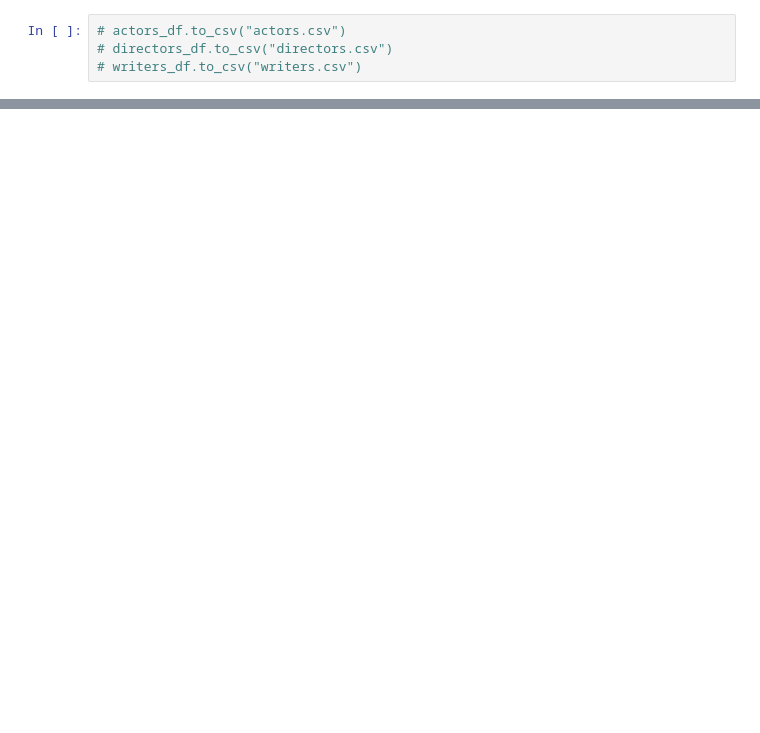
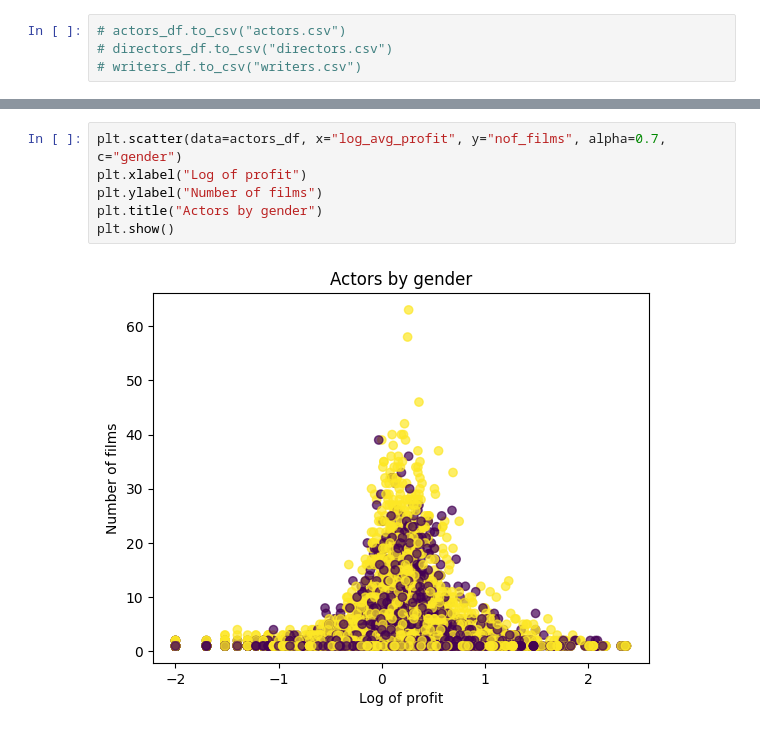
Before and after one commit to SamuAES/Daatta-tiimi, a Jupyter notebook: prediction_model.ipynb, the cells around one changed output, grey strips where cells are left out. Drawn from its saved outputs; the diff is of its cells as text; blank space fills up the shorter version.

```diff
--- a/prediction_model.ipynb
+++ b/prediction_model.ipynb
@@ -275,0 +302,8 @@ tpot.export('tpot_profit_classifier.py')
+# %%
+plt.scatter(data=actors_df, x="log_avg_profit", y="nof_films", alpha=0.7, c="gender")
+plt.xlabel("Log of profit")
+plt.ylabel("Number of films")
+plt.title("Actors by gender")
+plt.show()
+# %% [output]
+[figure, added]
```
Also changed, not shown: parts of 5 cells of this notebook, 2 other files.
